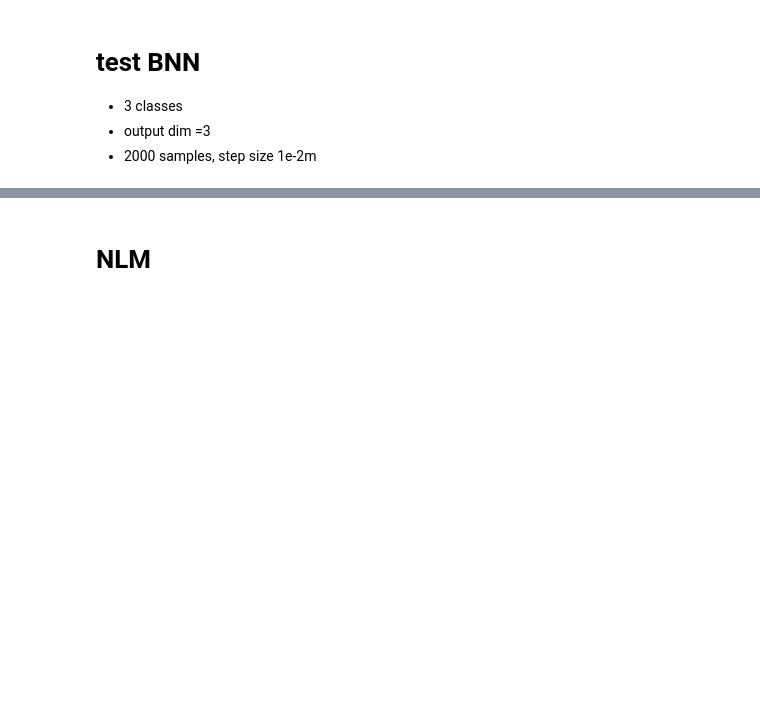
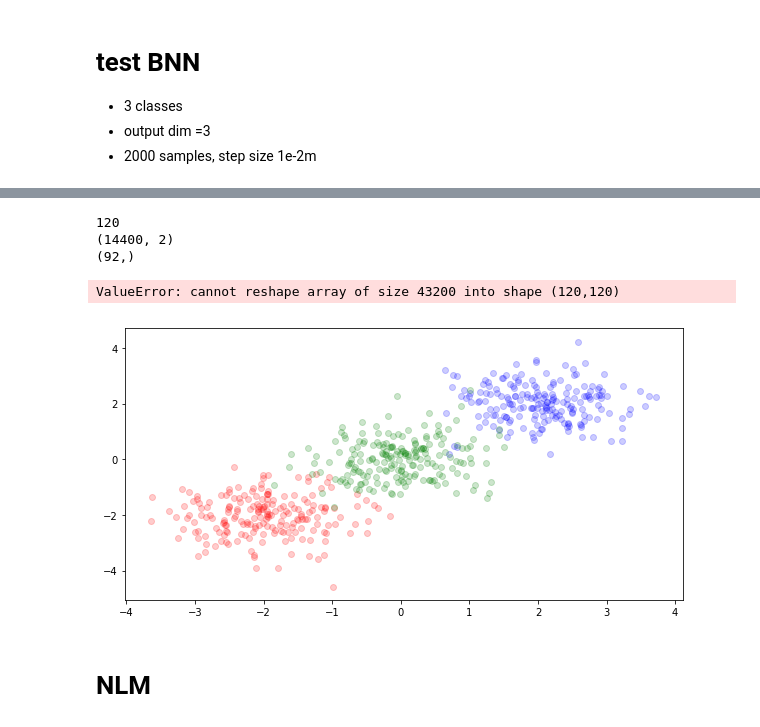
Before and after one commit to DavidAssaraf106/NLM, a Jupyter notebook: Experiments/Test.ipynb, the cells around one changed output, grey strips where cells are left out. Cells and saved outputs as stored; diff of their text form; code cells hidden in the pictures; blank space fills up the shorter version.

```diff
--- a/Experiments/Test.ipynb
+++ b/Experiments/Test.ipynb
@@ -156,26 +153,0 @@ plt.show()
-# %%
-###relu activation
-activation_fn_type = 'relu'
-activation_fn = lambda x: np.maximum(np.zeros(x.shape), x)
-
-
-###neural network model design choices
-width = 5
-hidden_layers = 1
-input_dim = 2
-output_dim = 1
-
-architecture = {'width': width,
-               'hidden_layers': hidden_layers,
-               'input_dim': input_dim,
-               'output_dim': output_dim,
-               'activation_fn_type': 'relu',
-               'activation_fn_params': 'rate=1',
-               'activation_fn': activation_fn}
-
-#set random state to make the experiments replicable
-rand_state = 0
-random = np.random.RandomState(rand_state)
-
-#instantiate a Feedforward neural network object
-nn = Feedforward(architecture, random=random)
@@ -587,3 +449,18 @@ plt.show()
+# %%
+# Plot the decision boundary for the learned model
+fig, ax = plt.subplots(1, 1, figsize=(10, 5))
+model=Bayesian_logistic_regression(nn2.weights[0][-1],nn2.weights[0][:-1],nn2.forward,nn2.weights)
+ax = plot_decision_boundary(x, y, [model], ax, poly_degree=1,  shaded=True)
+ax.set_xlabel('x_1')
+ax.set_ylabel('x_2')
+ax.legend(loc='best')
+plt.show()
+# %% [output]
+120
+(14400, 2)
+(92,)
+ValueError: cannot reshape array of size 43200 into shape (120,120)
+[figure, added]
 # %% [markdown]
 # NLM
 # %%
```
Also changed, not shown: parts of 17 cells of this notebook, 3 other files.
